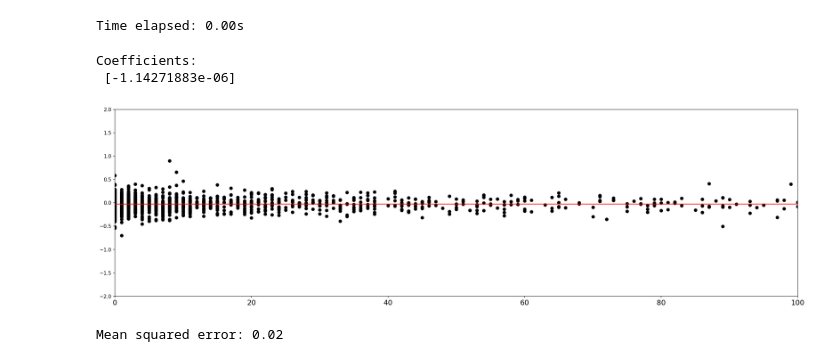
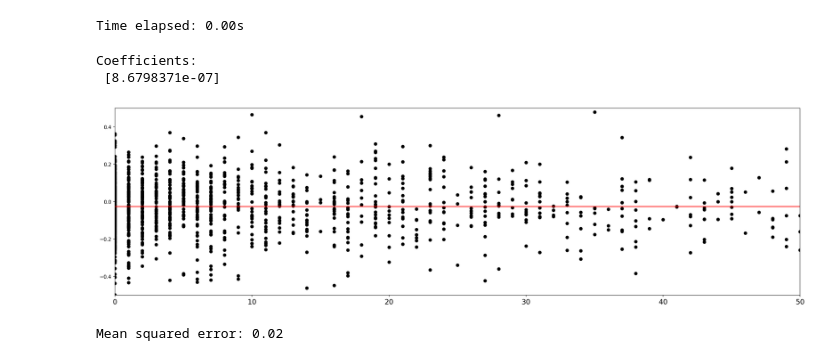
Before and after one commit to andrea5972/ML_classification, a Jupyter notebook: Regression/SocialNews-V1.ipynb, the cells around one changed output. Saved outputs shown, nothing was run; the diff lists cells and outputs as text; code cells hidden in the pictures.

```diff
--- a/Regression/SocialNews-V1.ipynb
+++ b/Regression/SocialNews-V1.ipynb
@@ -313,11 +317,13 @@ data_social2.head()
 X = data_social2.drop('SentimentHeadline', axis = 1)
 y = data_social2['SentimentHeadline'].copy()
 # %%
-social_X_train, social_X_test, social_y_train, social_y_test = train_test_split(X, y, test_size = 0.2, random_state = 42)
-print(social_X_train.shape)
-print(social_X_test.shape)
-print(social_y_train.shape)
-print(social_y_test.shape)
+# Splitting up our training data from our test data
+
+social_X_train2, social_X_test2, social_y_train2, social_y_test2 = train_test_split(X, y, test_size = 0.2, random_state = 42)
+print(social_X_train2.shape)
+print(social_X_test2.shape)
+print(social_y_train2.shape)
+print(social_y_test2.shape)
 # %% [output]
 (8000, 1)
 (2000, 1)
@@ -326,12 +332,12 @@ print(social_y_test.shape)
 # %%
 # Linear Regression - A regression model that outputs a continuous value from a linear combination of input features
 
-regr = linear_model.LinearRegression()
+regr2 = linear_model.LinearRegression()
 # %%
 # We will time how long it takes to fit the model
 
 start_time = time()
-regr.fit(social_X_train, social_y_train)
+regr.fit(social_X_train2, social_y_train2)
 print('Time elapsed: %.2fs' % (time()-start_time))
 # %% [output]
 Time elapsed: 0.00s
@@ -341,20 +347,20 @@ Time elapsed: 0.00s
 print('Coefficients: \n', regr.coef_)
 # %% [output]
 Coefficients:
- [-1.14271883e-06]
+ [8.6798371e-07]
 # %%
 # Time to predict
 
-social_y_pred = regr.predict(social_X_test)
+social_y_pred2 = regr.predict(social_X_test2)
 # %%
 # Lets see what our prediction looks like
 
-plt.scatter(social_X_test, social_y_test,  color='black')
-plt.plot(social_X_test, social_y_pred, color='red', linewidth=1)
-plt.axis([0, 100, -2, 2])
+plt.scatter(social_X_test2, social_y_test2,  color='black')
+plt.plot(social_X_test, social_y_pred2, color='red', linewidth=1)
+plt.axis([0, 50, -0.5, 0.5])
 plt.show()
 # %% [output]
-[figure, old version]
+[figure, new version]
 # %%
 # Mean Squared Error - the average square loss per example.(the larger the number, the larger the error)
 
```
Also changed, not shown: parts of 19 cells of this notebook.
